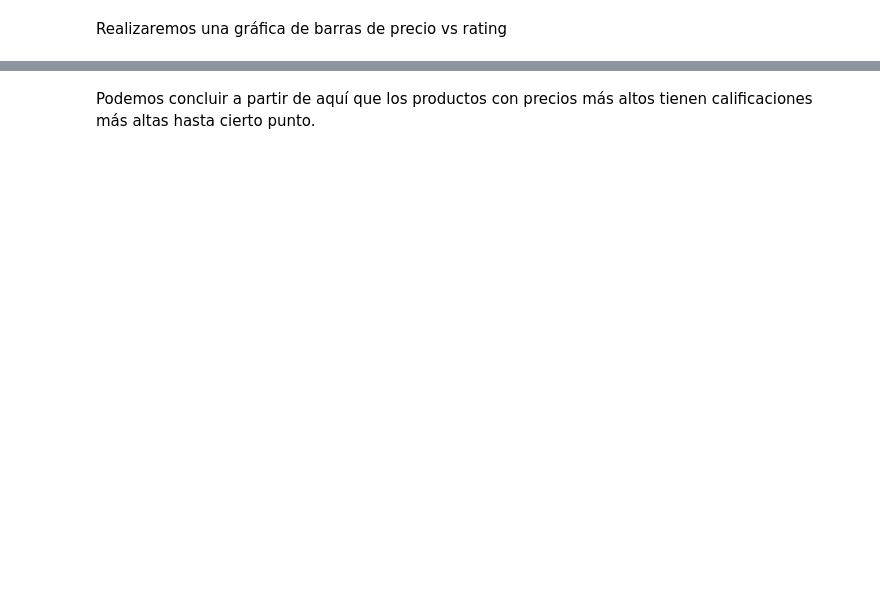
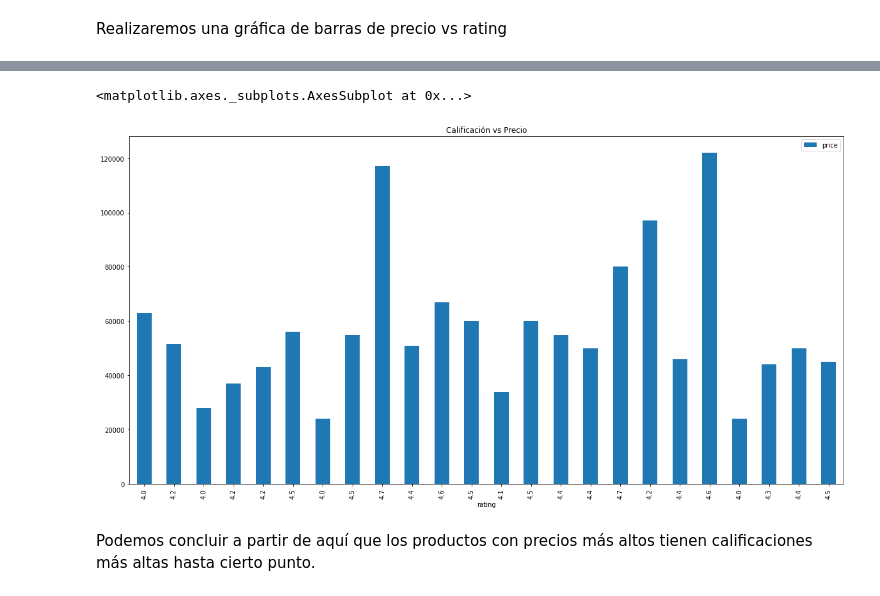
Before and after one commit to AxlSyr/MachineLearning, a Jupyter notebook: Practica3_Scrap_EDAWoAns.ipynb, the cells around one changed output, grey strips where cells are left out. Cells and saved outputs as stored; diff of their text form; code cells hidden in the pictures; blank space fills up the shorter version.

```diff
--- a/Practica3_Scrap_EDAWoAns.ipynb
+++ b/Practica3_Scrap_EDAWoAns.ipynb
@@ -302,0 +279,5 @@ Continuemos hasta conseguir lo siguiente...
+# %%
+laptop_df['OS'], laptop_df['Other_Info'] = laptop_df['OS'].str.split('/', 1).str
+laptop_df['Other_Info'] = laptop_df['spec'].astype(str) + ' ' + laptop_df['Other_Info'].astype(str)
+del laptop_df['spec']
+laptop_df
@@ -437,2 +400,7 @@ Text(0.5, 1.0, 'Calificación vs Precio')
+# %%
+laptop_df.plot.bar('rating', 'price', title='Calificación vs Precio', figsize=(20, 10))
+# %% [output]
+<matplotlib.axes._subplots.AxesSubplot at 0x...>
+[figure, added]
 # %% [markdown]
 Podemos concluir a partir de aquí que los productos con precios más altos tienen calificaciones más altas hasta cierto punto.
```
Also changed, not shown: parts of 43 cells of this notebook.
